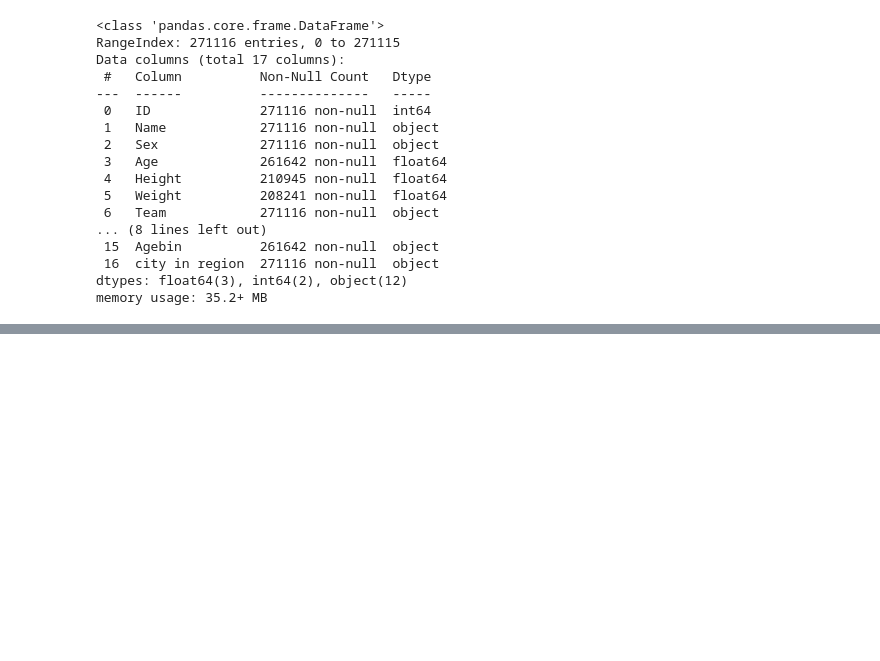
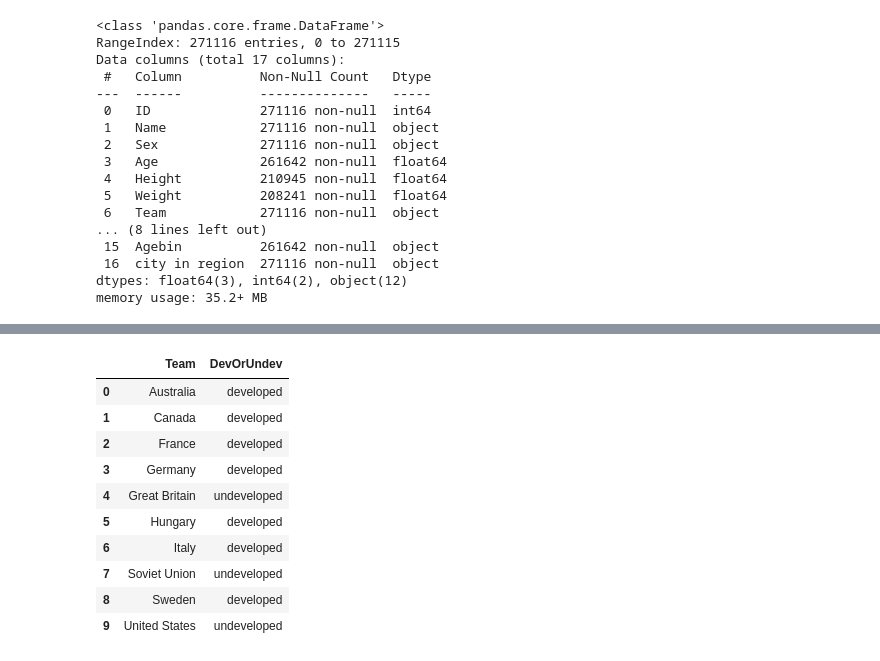
Before and after one commit to baljor3/olympics, a Jupyter notebook: capstone project.ipynb, the cells around one changed output, grey strips where cells are left out. Saved outputs shown, nothing was run; the diff lists cells and outputs as text; code cells hidden in the pictures; blank space fills up the shorter version.

```diff
--- a/capstone project.ipynb
+++ b/capstone project.ipynb
@@ -1070,0 +1100,25 @@ group by region
+# %%
+psql.sqldf("""
+Select team,DevorUndev
+from Athlete as a
+join Nocregion as r on a.NOC = r.NOC
+where team in(Select team
+From Athlete
+group by team
+order by count(medal) DESC
+limit 10)
+and medal is not null
+group by team, DevorUndev
+""")
+# %% [output]
+|  | Team | DevOrUndev |
+| 0 | Australia | developed |
+| 1 | Canada | developed |
+| 2 | France | developed |
+| 3 | Germany | developed |
+| 4 | Great Britain | undeveloped |
+| 5 | Hungary | developed |
+| 6 | Italy | developed |
+| 7 | Soviet Union | undeveloped |
+| 8 | Sweden | developed |
+| 9 | United States | undeveloped |
```
Also changed, not shown: parts of 10 cells of this notebook.
